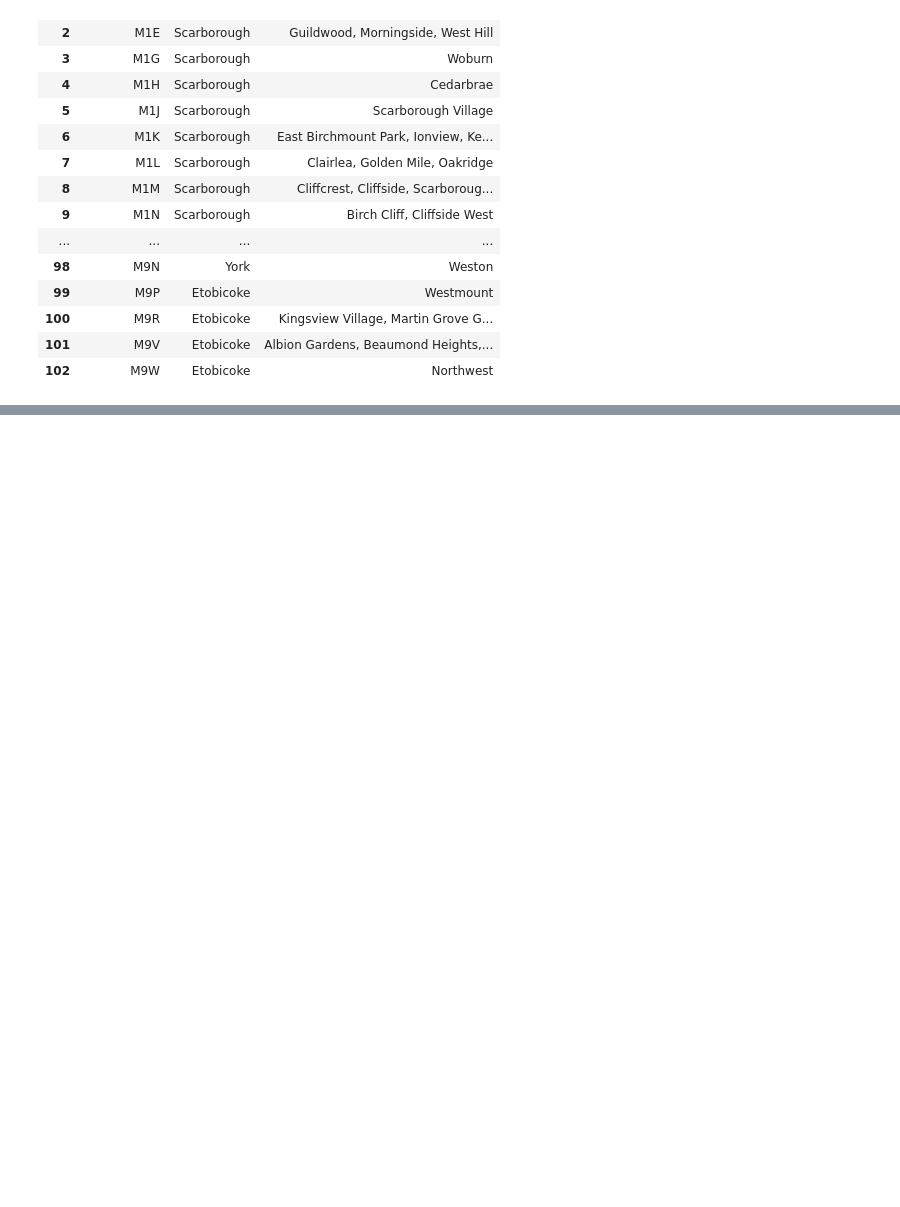
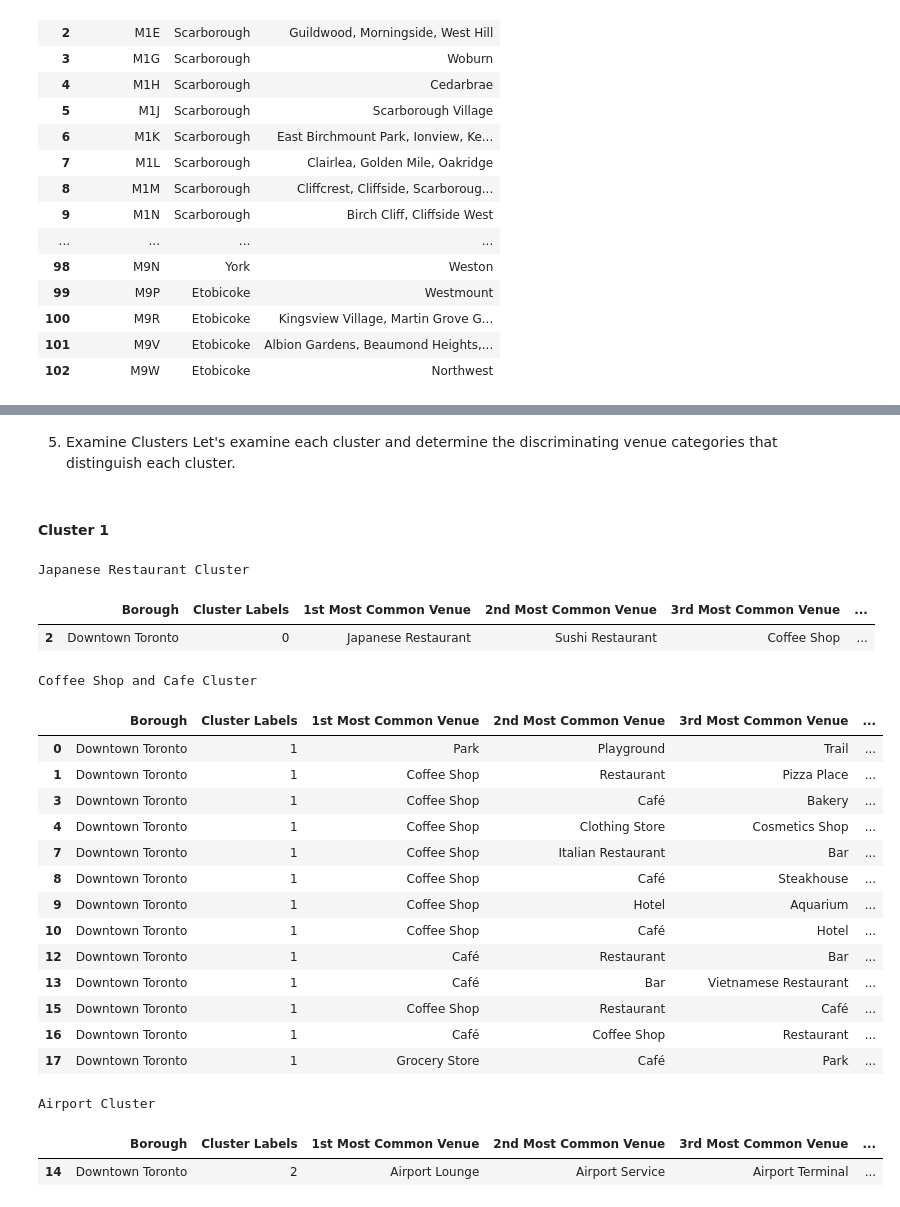
Before and after one commit to nachobot/Coursera_Capstone, a Jupyter notebook: TorontoNeighborhoodExploration.ipynb, the cells around one changed output, grey strips where cells are left out. Saved outputs shown, nothing was run; the diff lists cells and outputs as text; code cells hidden in the pictures; blank space fills up the shorter version.

```diff
--- a/TorontoNeighborhoodExploration.ipynb
+++ b/TorontoNeighborhoodExploration.ipynb
@@ -157,0 +733,10 @@ df_Toronto
+# %%
+# set number of clusters
+kclusters = 5
+downtown_toronto_grouped_clustering = downtown_toronto_grouped.drop('Neighborhood', 1)
+
+# run k-means clustering
+kmeans = KMeans(n_clusters=kclusters, random_state=0).fit(downtown_toronto_grouped_clustering)
+
+# check cluster labels generated for each row in the dataframe
+kmeans.labels_[0:10]
@@ -157,0 +747,9 @@ df_Toronto
+# %%
+downtown_toronto_merged = df_DowntownToronto
+
+# add clustering labels
+downtown_toronto_merged['Cluster Labels'] = kmeans.labels_
+
+#merge downtown_toronto_grouped with downtown_toronto_data to add latitude/longiture for each neighborhood
+downtown_toronto_merged = downtown_toronto_merged.join(neighborhoods_venues_sorted.set_index('Neighborhood'), on='Neighborhood')
+downtown_toronto_merged.head() # check the last columns!
@@ -157,0 +801,5 @@ df_Toronto
+# %% [markdown]
+5. Examine Clusters
+Let's examine each cluster and determine the discriminating venue categories that distinguish each cluster.
+# %% [markdown]
+#### Cluster 1
@@ -157,0 +809,29 @@ df_Toronto
+# %%
+print("Japanese Restaurant Cluster")
+cluster1
+# %% [output]
+Japanese Restaurant Cluster
+|  | Borough | Cluster Labels | 1st Most Common Venue | 2nd Most Common Venue | 3rd Most Common Venue | ... |
+| 2 | Downtown Toronto | 0 | Japanese Restaurant | Sushi Restaurant | Coffee Shop | ... |
+# %%
+cluster2 = downtown_toronto_merged.loc[downtown_toronto_merged['Cluster Labels'] == 1, downtown_toronto_merged.columns[[1] +
+                                                                list(range(5, downtown_toronto_merged.shape[1]))]]
+# %%
+print("Coffee Shop and Cafe Cluster")
+cluster2
+# %% [output]
+Coffee Shop and Cafe Cluster
+|  | Borough | Cluster Labels | 1st Most Common Venue | 2nd Most Common Venue | 3rd Most Common Venue | ... |
+| 0 | Downtown Toronto | 1 | Park | Playground | Trail | ... |
+| 1 | Downtown Toronto | 1 | Coffee Shop | Restaurant | Pizza Place | ... |
+| 3 | Downtown Toronto | 1 | Coffee Shop | Café | Bakery | ... |
+| 4 | Downtown Toronto | 1 | Coffee Shop | Clothing Store | Cosmetics Shop | ... |
+| 7 | Downtown Toronto | 1 | Coffee Shop | Italian Restaurant | Bar | ... |
+| 8 | Downtown Toronto | 1 | Coffee Shop | Café | Steakhouse | ... |
+| 9 | Downtown Toronto | 1 | Coffee Shop | Hotel | Aquarium | ... |
+| 10 | Downtown Toronto | 1 | Coffee Shop | Café | Hotel | ... |
+| 12 | Downtown Toronto | 1 | Café | Restaurant | Bar | ... |
+| 13 | Downtown Toronto | 1 | Café | Bar | Vietnamese Restaurant | ... |
+| 15 | Downtown Toronto | 1 | Coffee Shop | Restaurant | Café | ... |
+| 16 | Downtown Toronto | 1 | Café | Coffee Shop | Restaurant | ... |
+| 17 | Downtown Toronto | 1 | Grocery Store | Café | Park | ... |
@@ -157,0 +841,7 @@ df_Toronto
+# %%
+print("Airport Cluster")
+cluster3
+# %% [output]
+Airport Cluster
+|  | Borough | Cluster Labels | 1st Most Common Venue | 2nd Most Common Venue | 3rd Most Common Venue | ... |
+| 14 | Downtown Toronto | 2 | Airport Lounge | Airport Service | Airport Terminal | ... |
```
Also changed, not shown: parts of 86 cells of this notebook.
